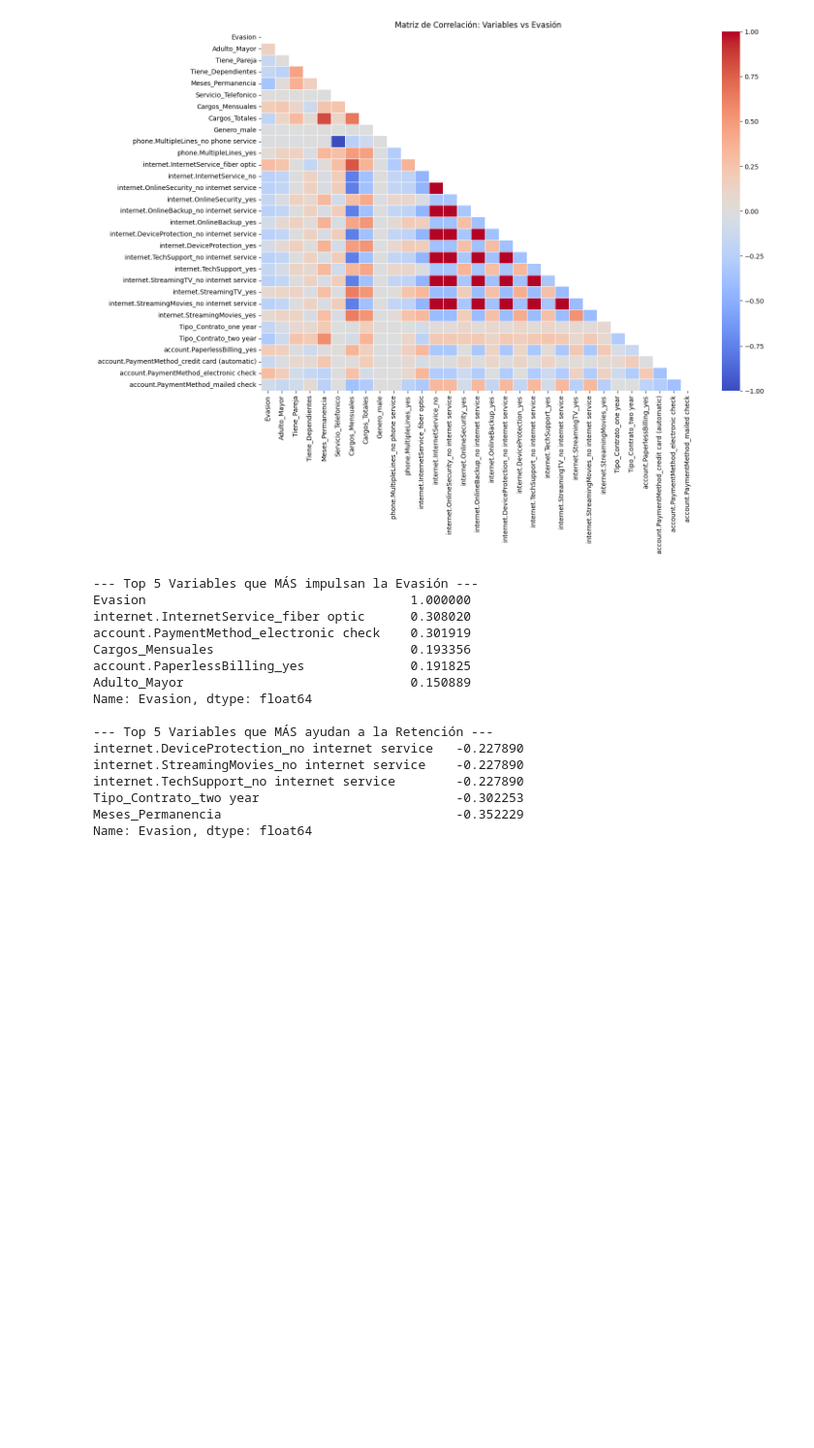
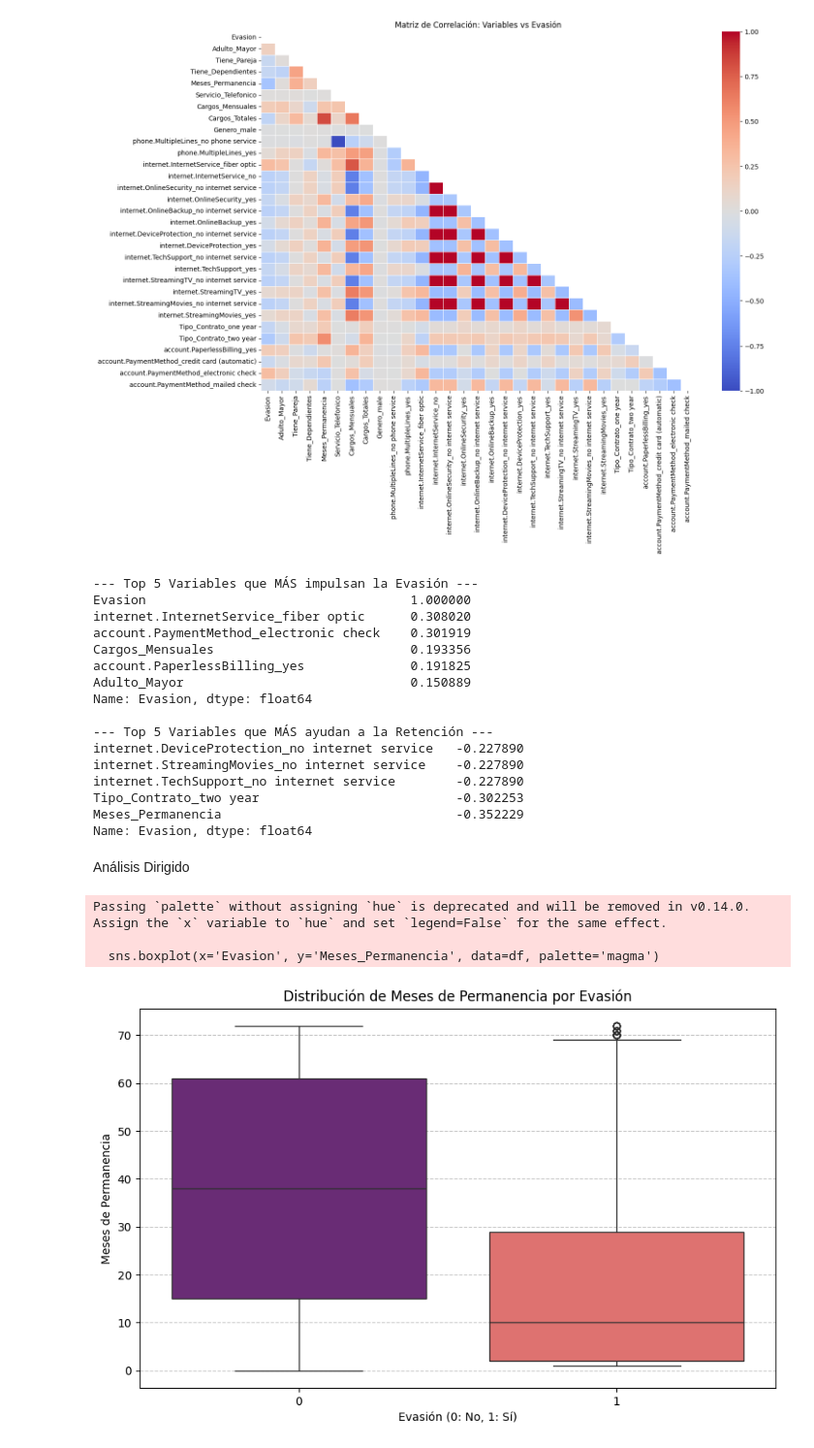
Before and after one commit to DAMS-1/Challenge-2---Telecom-X, a Jupyter notebook: Challenge_2_Telecom.ipynb, the cells around one changed output. Shown at 97% size. Cells and saved outputs as stored; diff of their text form; code cells hidden in the pictures; blank space fills up the shorter version.

Commit message:
Analisis dirigido y separacion de datos

```diff
--- a/Challenge_2_Telecom.ipynb
+++ b/Challenge_2_Telecom.ipynb
@@ -195,3 +195,21 @@ internet.TechSupport_no internet service        -0.227890
 Tipo_Contrato_two year                          -0.302253
 Meses_Permanencia                               -0.352229
 Name: Evasion, dtype: float64
+# %% [markdown]
+Análisis Dirigido
+# %%
+import seaborn as sns
+import matplotlib.pyplot as plt
+
+plt.figure(figsize=(10, 6))
+sns.boxplot(x='Evasion', y='Meses_Permanencia', data=df, palette='magma')
+plt.title('Distribución de Meses de Permanencia por Evasión')
+plt.xlabel('Evasión (0: No, 1: Sí)')
+plt.ylabel('Meses de Permanencia')
+plt.grid(axis='y', linestyle='--', alpha=0.7)
+plt.show()
+# %% [output]
+Passing `palette` without assigning `hue` is deprecated and will be removed in v0.14.0. Assign the `x` variable to `hue` and set `legend=False` for the same effect.
+
+  sns.boxplot(x='Evasion', y='Meses_Permanencia', data=df, palette='magma')
+[figure, added]
```
Also changed, not shown: parts of 3 cells of this notebook.
